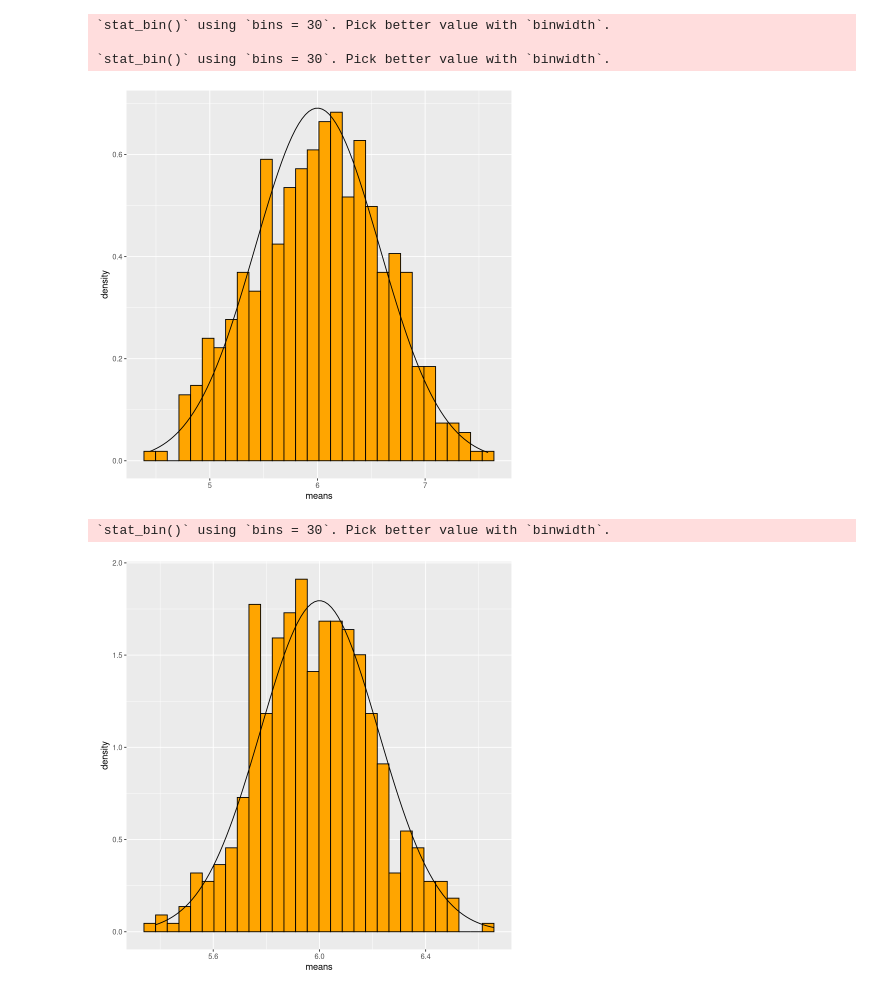
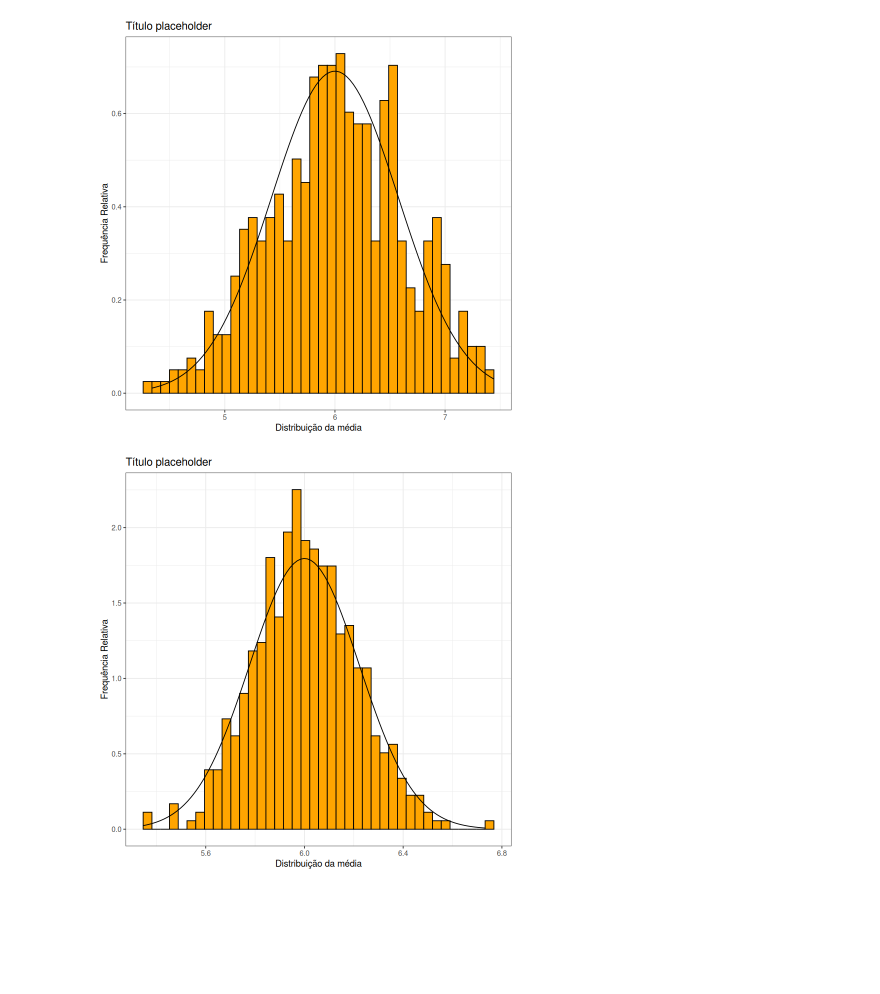
Before and after one commit to randomicecube/statistics-project-r, a Jupyter notebook: exercise-6.ipynb, the cells around one changed output. Cells and saved outputs as stored; diff of their text form; code cells hidden in the pictures; blank space fills up the shorter version.

```diff
--- a/exercise-6.ipynb
+++ b/exercise-6.ipynb
@@ -4,34 +4,33 @@ set.seed(1896)
 # %%
 n_values <- c(4, 27, 70)
 sample_amount <- 500
 a <- 4
 b <- 8
 expected_value <- (b + a) / 2
 
 calc_sd <- function(n) {
   return (sqrt(((b - a)**2) / (n * 12)))
 }
 calc_means <- function(n) {
   means <- c()
   for (i in 1:sample_amount) {
     means <- c(means, mean(runif(n, 4, 8)))
   }
   return (means)
 }
 
 for (n in n_values) {
   means <- calc_means(n)
   df <- data.frame(means)
   print(
     ggplot(df, aes(x = means)) +
-    geom_histogram(aes(y=..density..), color="black", fill="orange") +
-    stat_function(fun=dnorm, args=list(mean=expected_value, sd=calc_sd(n)))
+    geom_histogram(aes(y=..density..), color="black", fill="orange", bins=40) +
+    stat_function(fun=dnorm, args=list(mean=expected_value, sd=calc_sd(n))) +
+    theme_bw() +
+    labs(x = paste("Distribuição da média"), y = "Frequência Relativa") +
+    ggtitle("Título placeholder")
   )
 }
 # %% [output]
-`stat_bin()` using `bins = 30`. Pick better value with `binwidth`.
-
-`stat_bin()` using `bins = 30`. Pick better value with `binwidth`.
-[figure, old version]
+[figure, new version]
-`stat_bin()` using `bins = 30`. Pick better value with `binwidth`.
-[figure, old version]
+[figure, new version]
```
Also changed, not shown: parts of 1 cell of this notebook, 2 other files.
